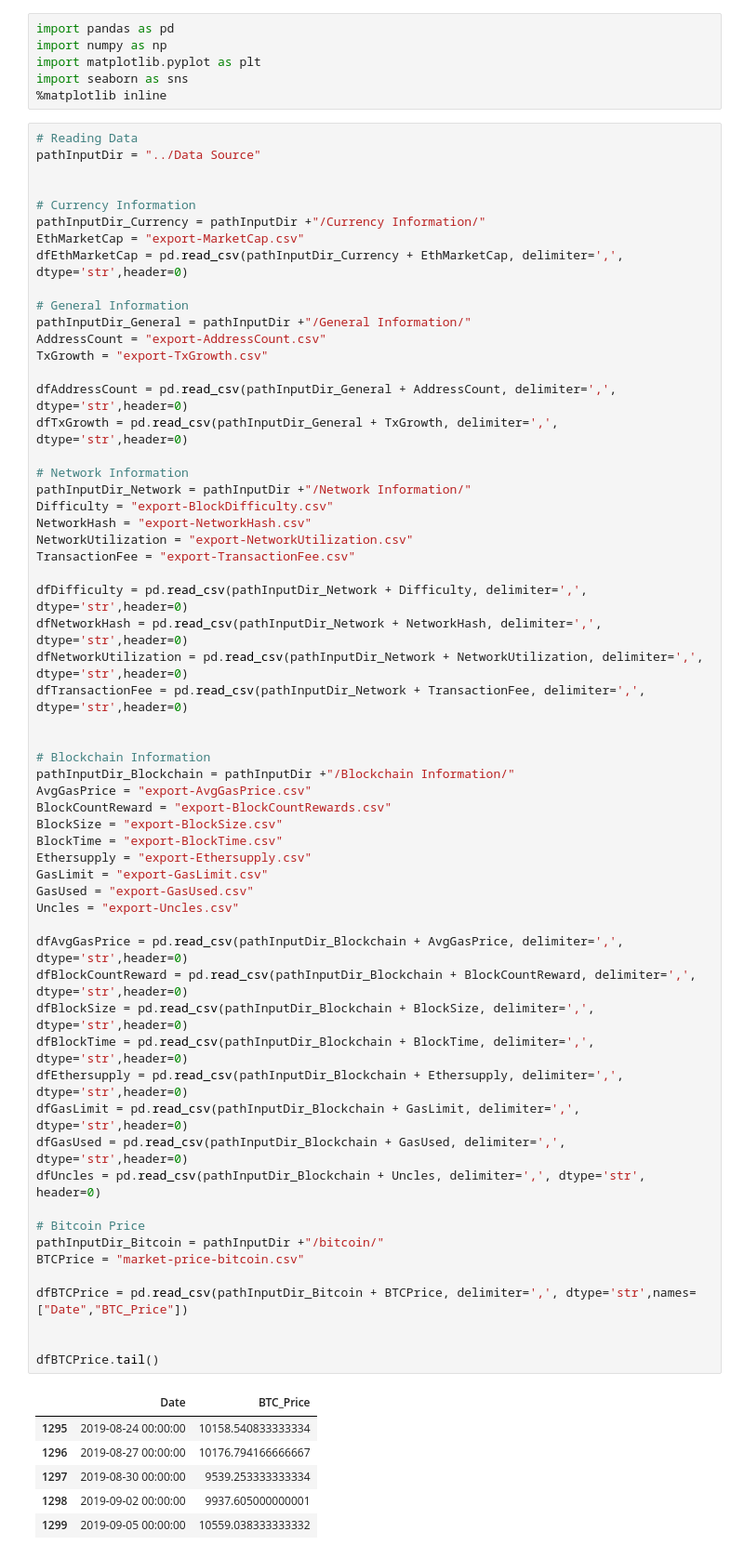
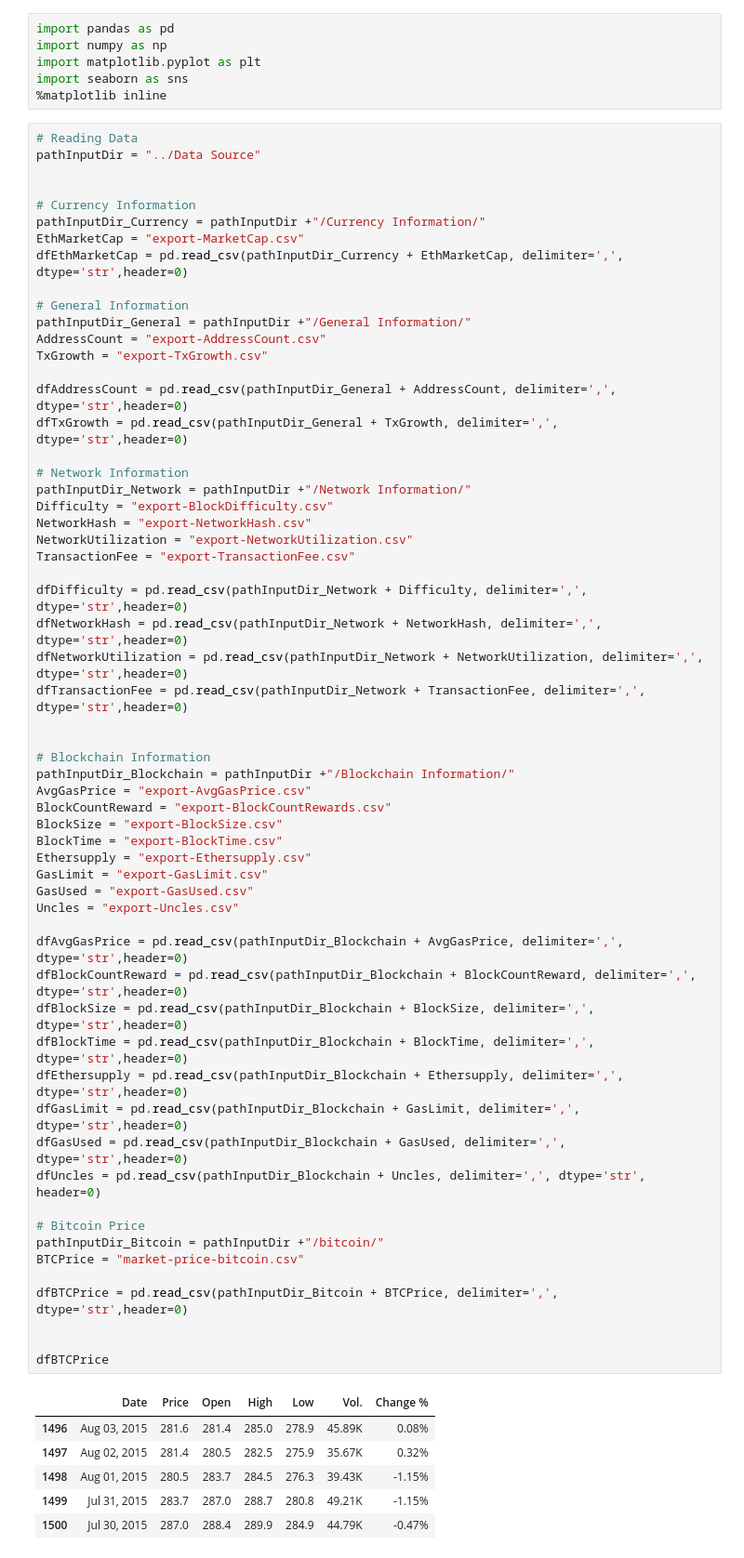
Before and after one commit to y4m4rx/appliedDataScienceProject, a Jupyter notebook: Data Clean/Project.ipynb, the cells around one changed output. Shown at 93% size. Drawn from its saved outputs; the diff is of its cells as text.

```diff
--- a/Data Clean/Project.ipynb
+++ b/Data Clean/Project.ipynb
@@ -35,41 +35,41 @@ dfNetworkUtilization = pd.read_csv(pathInputDir_Network + NetworkUtilization, de
 dfTransactionFee = pd.read_csv(pathInputDir_Network + TransactionFee, delimiter=',', dtype='str',header=0)
 
 
 # Blockchain Information
 pathInputDir_Blockchain = pathInputDir +"/Blockchain Information/"
 AvgGasPrice = "export-AvgGasPrice.csv"
 BlockCountReward = "export-BlockCountRewards.csv"
 BlockSize = "export-BlockSize.csv"
 BlockTime = "export-BlockTime.csv"
 Ethersupply = "export-Ethersupply.csv"
 GasLimit = "export-GasLimit.csv"
 GasUsed = "export-GasUsed.csv"
 Uncles = "export-Uncles.csv"
 
 dfAvgGasPrice = pd.read_csv(pathInputDir_Blockchain + AvgGasPrice, delimiter=',', dtype='str',header=0)
 dfBlockCountReward = pd.read_csv(pathInputDir_Blockchain + BlockCountReward, delimiter=',', dtype='str',header=0)
 dfBlockSize = pd.read_csv(pathInputDir_Blockchain + BlockSize, delimiter=',', dtype='str',header=0)
 dfBlockTime = pd.read_csv(pathInputDir_Blockchain + BlockTime, delimiter=',', dtype='str',header=0)
 dfEthersupply = pd.read_csv(pathInputDir_Blockchain + Ethersupply, delimiter=',', dtype='str',header=0)
 dfGasLimit = pd.read_csv(pathInputDir_Blockchain + GasLimit, delimiter=',', dtype='str',header=0)
 dfGasUsed = pd.read_csv(pathInputDir_Blockchain + GasUsed, delimiter=',', dtype='str',header=0)
 dfUncles = pd.read_csv(pathInputDir_Blockchain + Uncles, delimiter=',', dtype='str', header=0)
 
 # Bitcoin Price
 pathInputDir_Bitcoin = pathInputDir +"/bitcoin/"
 BTCPrice = "market-price-bitcoin.csv"
 
-dfBTCPrice = pd.read_csv(pathInputDir_Bitcoin + BTCPrice, delimiter=',', dtype='str',names=["Date","BTC_Price"])
+dfBTCPrice = pd.read_csv(pathInputDir_Bitcoin + BTCPrice, delimiter=',', dtype='str',header=0)
 
 
-dfBTCPrice.tail()
+dfBTCPrice
 # %% [output]
-|  | Date | BTC_Price |
-| 1295 | 2019-08-24 00:00:00 | 10158.540833333334 |
-| 1296 | 2019-08-27 00:00:00 | 10176.794166666667 |
-| 1297 | 2019-08-30 00:00:00 | 9539.253333333334 |
-| 1298 | 2019-09-02 00:00:00 | 9937.605000000001 |
-| 1299 | 2019-09-05 00:00:00 | 10559.038333333332 |
+|  | Date | Price | Open | High | Low | Vol. | Change % |
+| 1496 | Aug 03, 2015 | 281.6 | 281.4 | 285.0 | 278.9 | 45.89K | 0.08% |
+| 1497 | Aug 02, 2015 | 281.4 | 280.5 | 282.5 | 275.9 | 35.67K | 0.32% |
+| 1498 | Aug 01, 2015 | 280.5 | 283.7 | 284.5 | 276.3 | 39.43K | -1.15% |
+| 1499 | Jul 31, 2015 | 283.7 | 287.0 | 288.7 | 280.8 | 49.21K | -1.15% |
+| 1500 | Jul 30, 2015 | 287.0 | 288.4 | 289.9 | 284.9 | 44.79K | -0.47% |
 # %%
 df_data = dfEthMarketCap.copy()
 df_data["addressCount"] = dfAddressCount.Value.values
```
Also changed, not shown: parts of 5 cells of this notebook.
